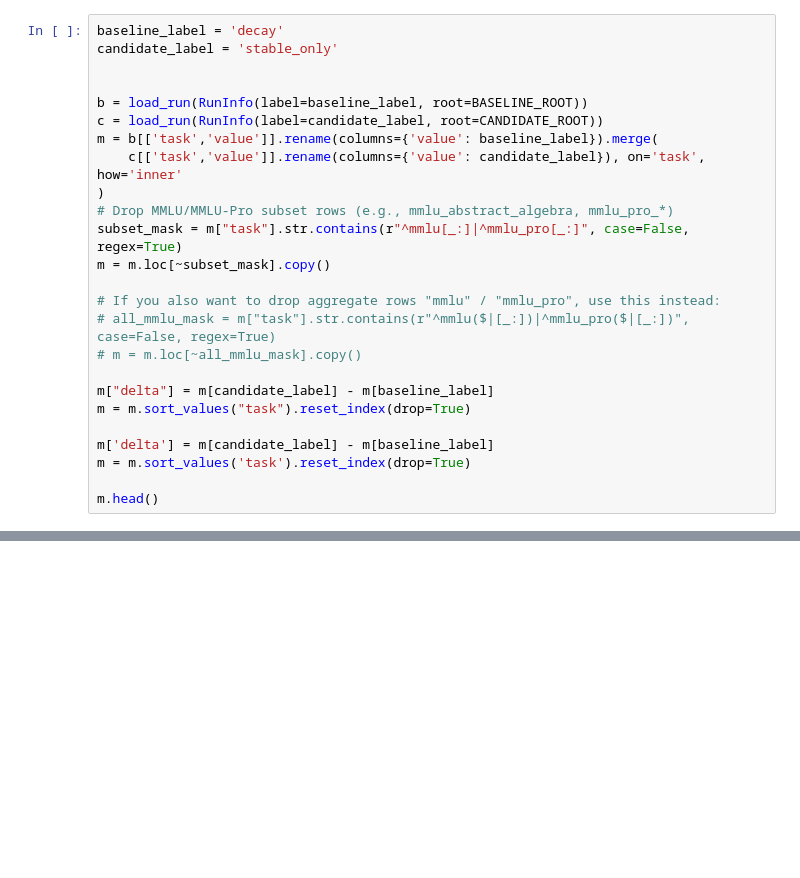
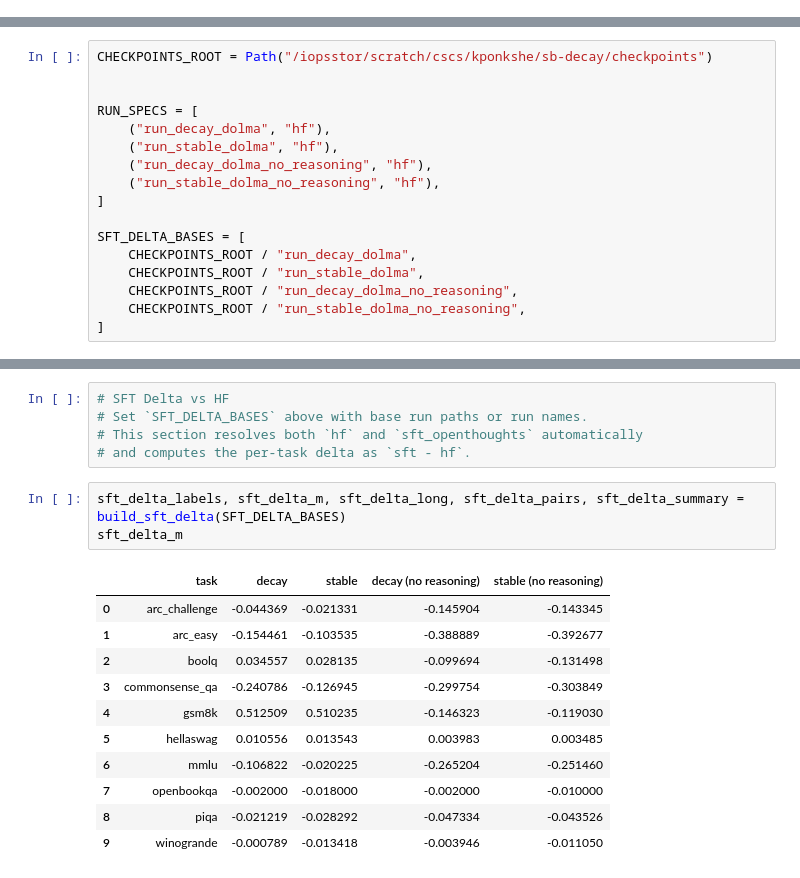
Before and after one commit to KaustubhP11/sb-decay, a Jupyter notebook: text/evaluation/smollm3/plotting/eval_comparison.ipynb, the cells around one changed output, grey strips where cells are left out. Cells and saved outputs as stored; diff of their text form; blank space fills up the shorter version.

Commit message:
changed container and added non reasoning runs

```diff
--- a/text/evaluation/smollm3/plotting/eval_comparison.ipynb
+++ b/text/evaluation/smollm3/plotting/eval_comparison.ipynb
@@ -12,25 +11,0 @@ CANDIDATE_ROOT = Path("/iopsstor/scratch/cscs/kponkshe/sb-decay/checkpoints/run_
-# %%
-baseline_label = 'decay'
-candidate_label = 'stable_only'
-
-
-b = load_run(RunInfo(label=baseline_label, root=BASELINE_ROOT))
-c = load_run(RunInfo(label=candidate_label, root=CANDIDATE_ROOT))
-m = b[['task','value']].rename(columns={'value': baseline_label}).merge(
-    c[['task','value']].rename(columns={'value': candidate_label}), on='task', how='inner'
-)
-# Drop MMLU/MMLU-Pro subset rows (e.g., mmlu_abstract_algebra, mmlu_pro_*)
-subset_mask = m["task"].str.contains(r"^mmlu[_:]|^mmlu_pro[_:]", case=False, regex=True)
-m = m.loc[~subset_mask].copy()
-
-# If you also want to drop aggregate rows "mmlu" / "mmlu_pro", use this instead:
-# all_mmlu_mask = m["task"].str.contains(r"^mmlu($|[_:])|^mmlu_pro($|[_:])", case=False, regex=True)
-# m = m.loc[~all_mmlu_mask].copy()
-
-m["delta"] = m[candidate_label] - m[baseline_label]
-m = m.sort_values("task").reset_index(drop=True)
-
-m['delta'] = m[candidate_label] - m[baseline_label]
-m = m.sort_values('task').reset_index(drop=True)
-
-m.head()
@@ -68,0 +12,17 @@ plot_deltas(
+# %%
+CHECKPOINTS_ROOT = Path("/iopsstor/scratch/cscs/kponkshe/sb-decay/checkpoints")
+
+
+RUN_SPECS = [
+    ("run_decay_dolma", "hf"),
+    ("run_stable_dolma", "hf"),
+    ("run_decay_dolma_no_reasoning", "hf"),
+    ("run_stable_dolma_no_reasoning", "hf"),
+]
+
+SFT_DELTA_BASES = [
+    CHECKPOINTS_ROOT / "run_decay_dolma",
+    CHECKPOINTS_ROOT / "run_stable_dolma",
+    CHECKPOINTS_ROOT / "run_decay_dolma_no_reasoning",
+    CHECKPOINTS_ROOT / "run_stable_dolma_no_reasoning",
+]
@@ -68,0 +297,20 @@ plot_deltas(
+# %%
+# SFT Delta vs HF
+# Set `SFT_DELTA_BASES` above with base run paths or run names.
+# This section resolves both `hf` and `sft_openthoughts` automatically
+# and computes the per-task delta as `sft - hf`.
+# %%
+sft_delta_labels, sft_delta_m, sft_delta_long, sft_delta_pairs, sft_delta_summary = build_sft_delta(SFT_DELTA_BASES)
+sft_delta_m
+# %% [output]
+|  | task | decay | stable | decay (no reasoning) | stable (no reasoning) |
+| 0 | arc_challenge | -0.044369 | -0.021331 | -0.145904 | -0.143345 |
+| 1 | arc_easy | -0.154461 | -0.103535 | -0.388889 | -0.392677 |
+| 2 | boolq | 0.034557 | 0.028135 | -0.099694 | -0.131498 |
+| 3 | commonsense_qa | -0.240786 | -0.126945 | -0.299754 | -0.303849 |
+| 4 | gsm8k | 0.512509 | 0.510235 | -0.146323 | -0.119030 |
+| 5 | hellaswag | 0.010556 | 0.013543 | 0.003983 | 0.003485 |
+| 6 | mmlu | -0.106822 | -0.020225 | -0.265204 | -0.251460 |
+| 7 | openbookqa | -0.002000 | -0.018000 | -0.002000 | -0.010000 |
+| 8 | piqa | -0.021219 | -0.028292 | -0.047334 | -0.043526 |
+| 9 | winogrande | -0.000789 | -0.013418 | -0.003946 | -0.011050 |
```
Also changed, not shown: parts of 12 cells of this notebook, 13 other files.
